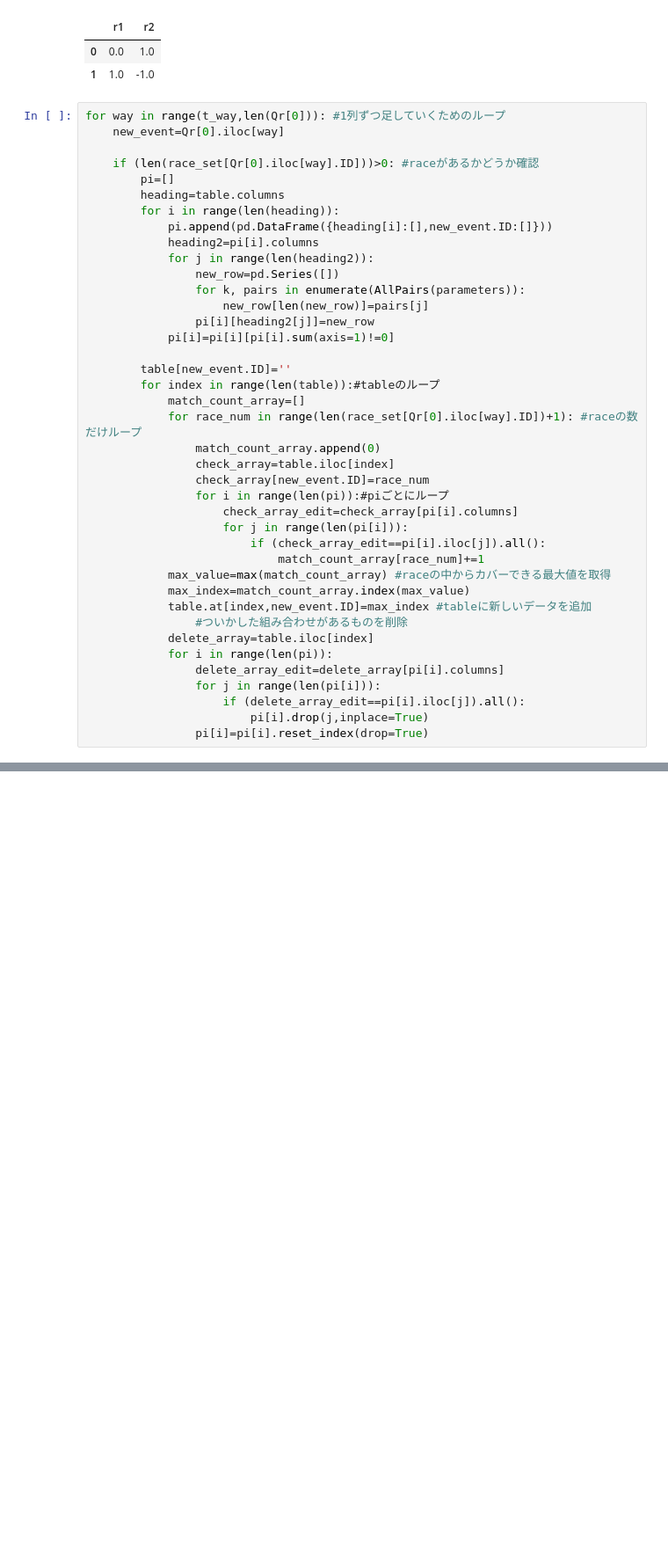
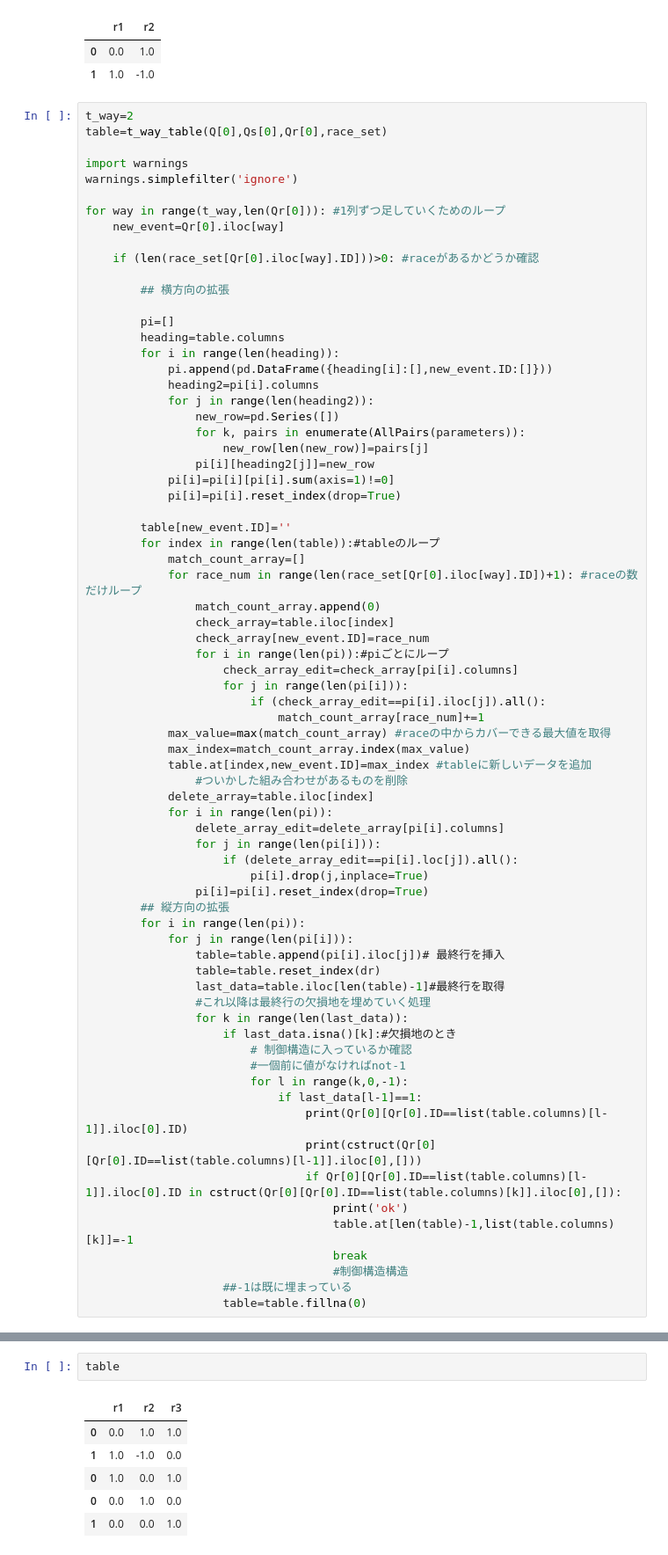
Before and after one commit to fswu0831/RTOS_sample_Algorithm, a Jupyter notebook: Reachability-Testing-tways.ipynb, the cells around one changed output, grey strips where cells are left out. Shown at 88% size. Cells and saved outputs as stored; diff of their text form; blank space fills up the shorter version.

```diff
--- a/Reachability-Testing-tways.ipynb
+++ b/Reachability-Testing-tways.ipynb
@@ -588,10 +589,19 @@ table
 | 0 | 0.0 | 1.0 |
 | 1 | 1.0 | -1.0 |
 # %%
+t_way=2
+table=t_way_table(Q[0],Qs[0],Qr[0],race_set)
+
+import warnings
+warnings.simplefilter('ignore')
+
 for way in range(t_way,len(Qr[0])): #1列ずつ足していくためのループ
     new_event=Qr[0].iloc[way]
 
     if (len(race_set[Qr[0].iloc[way].ID]))>0: #raceがあるかどうか確認
+
+        ## 横方向の拡張
+
         pi=[]
         heading=table.columns
         for i in range(len(heading)):
@@ -603,6 +613,7 @@ for way in range(t_way,len(Qr[0])): #1列ずつ足していくためのループ
                     new_row[len(new_row)]=pairs[j]
                 pi[i][heading2[j]]=new_row
             pi[i]=pi[i][pi[i].sum(axis=1)!=0]
+            pi[i]=pi[i].reset_index(drop=True)
 
         table[new_event.ID]=''
         for index in range(len(table)):#tableのループ
@@ -624,7 +635,29 @@ for way in range(t_way,len(Qr[0])): #1列ずつ足していくためのループ
             for i in range(len(pi)):
                 delete_array_edit=delete_array[pi[i].columns]
                 for j in range(len(pi[i])):
-                    if (delete_array_edit==pi[i].iloc[j]).all():
+                    if (delete_array_edit==pi[i].loc[j]).all():
                         pi[i].drop(j,inplace=True)
                 pi[i]=pi[i].reset_index(drop=True)
+        ## 縦方向の拡張
+        for i in range(len(pi)):
+            for j in range(len(pi[i])):
+                table=table.append(pi[i].iloc[j])# 最終行を挿入
+                table=table.reset_index(dr)
+                last_data=table.iloc[len(table)-1]#最終行を取得
+                #これ以降は最終行の欠損地を埋めていく処理
+                for k in range(len(last_data)):
+                    if last_data.isna()[k]:#欠損地のとき
+                        # 制御構造に入っているか確認
+                        #一個前に値がなければnot-1
+                        for l in range(k,0,-1):
+                            if last_data[l-1]==1:
+                                print(Qr[0][Qr[0].ID==list(table.columns)[l-1]].iloc[0].ID)
+                                print(cstruct(Qr[0][Qr[0].ID==list(table.columns)[l-1]].iloc[0],[]))
+                                if Qr[0][Qr[0].ID==list(table.columns)[l-1]].iloc[0].ID in cstruct(Qr[0][Qr[0].ID==list(table.columns)[k]].iloc[0],[]):
+                                    print('ok')
+                                    table.at[len(table)-1,list(table.columns)[k]]=-1
+                                    break
+                                    #制御構造構造
+                    ##-1は既に埋まっている
+                    table=table.fillna(0)
 # %% [output]
@@ -675,0 +668,9 @@ AllPairs(parameters).__iter__
+# %%
+table
+# %% [output]
+|  | r1 | r2 | r3 |
+| 0 | 0.0 | 1.0 | 1.0 |
+| 1 | 1.0 | -1.0 | 0.0 |
+| 0 | 1.0 | 0.0 | 1.0 |
+| 0 | 0.0 | 1.0 | 0.0 |
+| 1 | 0.0 | 0.0 | 1.0 |
```
Also changed, not shown: parts of 14 cells of this notebook.
